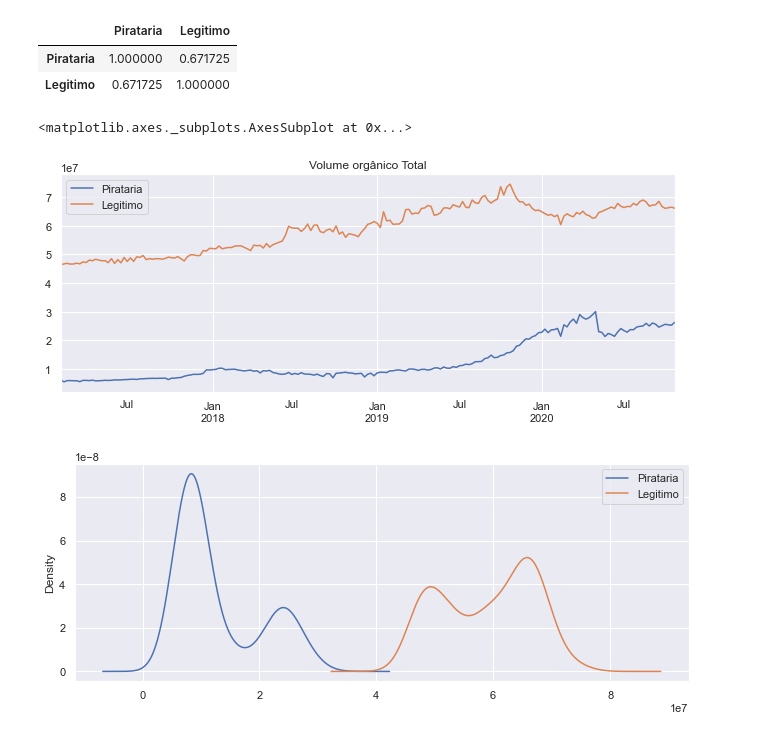
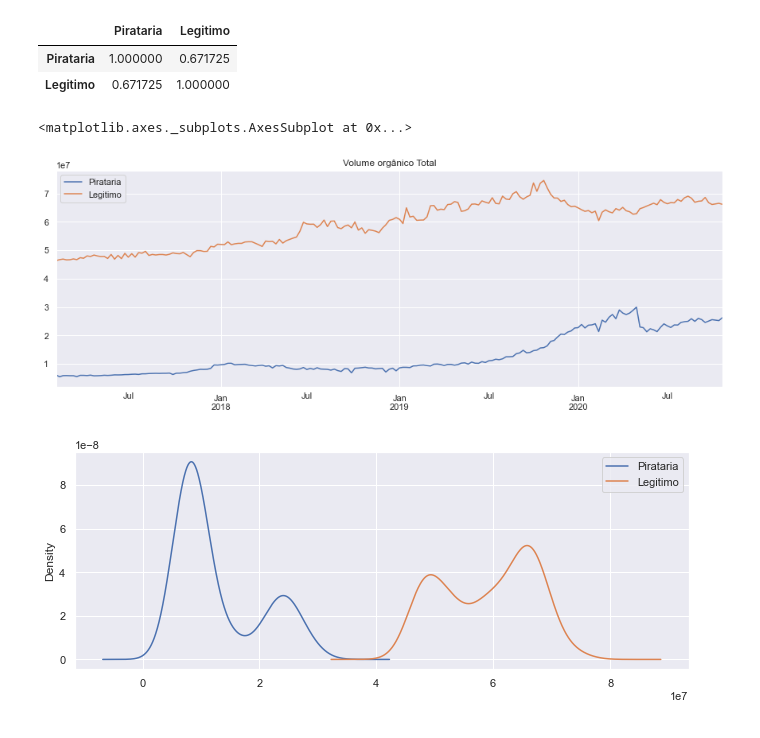
Before and after one commit to gustavo-pohlmann/TCC, a Jupyter notebook: TCC.ipynb, the cells around one changed output. Cells and saved outputs as stored; diff of their text form; code cells hidden in the pictures.

```diff
--- a/TCC.ipynb
+++ b/TCC.ipynb
@@ -111,10 +156,10 @@ totals.corr(method='pearson')
 | Pirataria | 1.000000 | 0.671725 |
 | Legitimo | 0.671725 | 1.000000 |
 # %%
-totals.plot(title='Volume orgânico Total')
+totals.plot(title='Volume orgânico Total', figsize=(15,5))
 # %% [output]
 <matplotlib.axes._subplots.AxesSubplot at 0x...>
-[figure, old version]
+[figure, new version]
 # %%
 totals.plot(kind='kde')
 plt.show()
```
Also changed, not shown: parts of 18 cells of this notebook.
